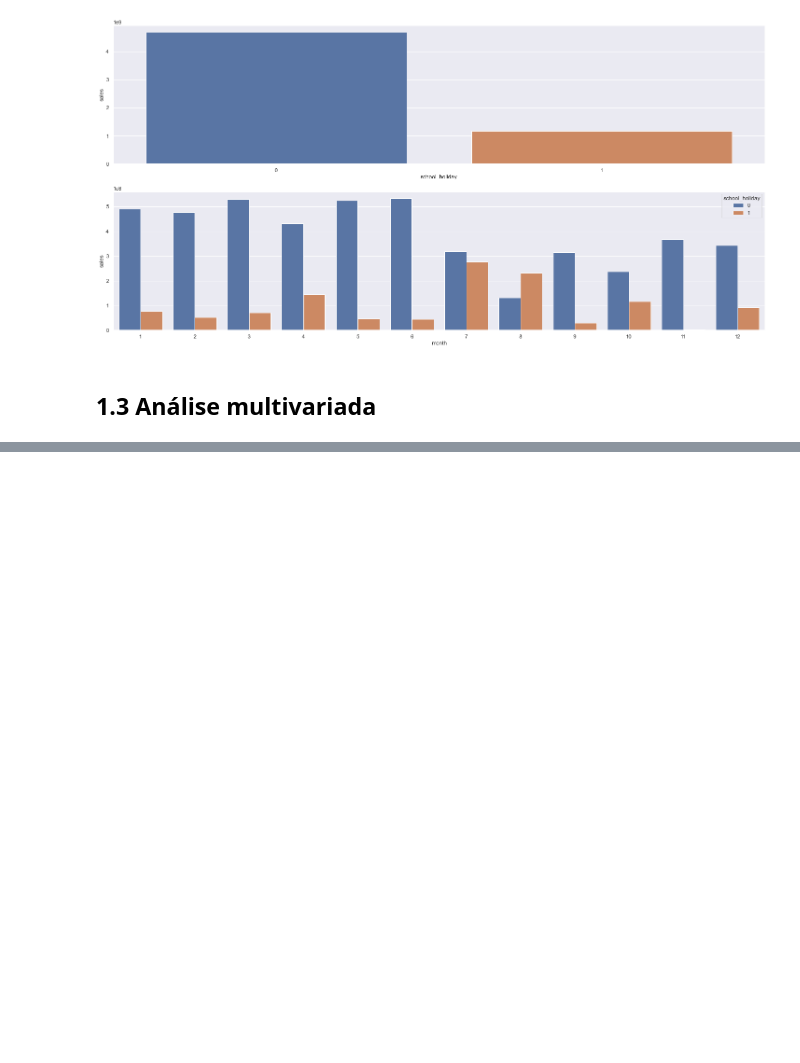
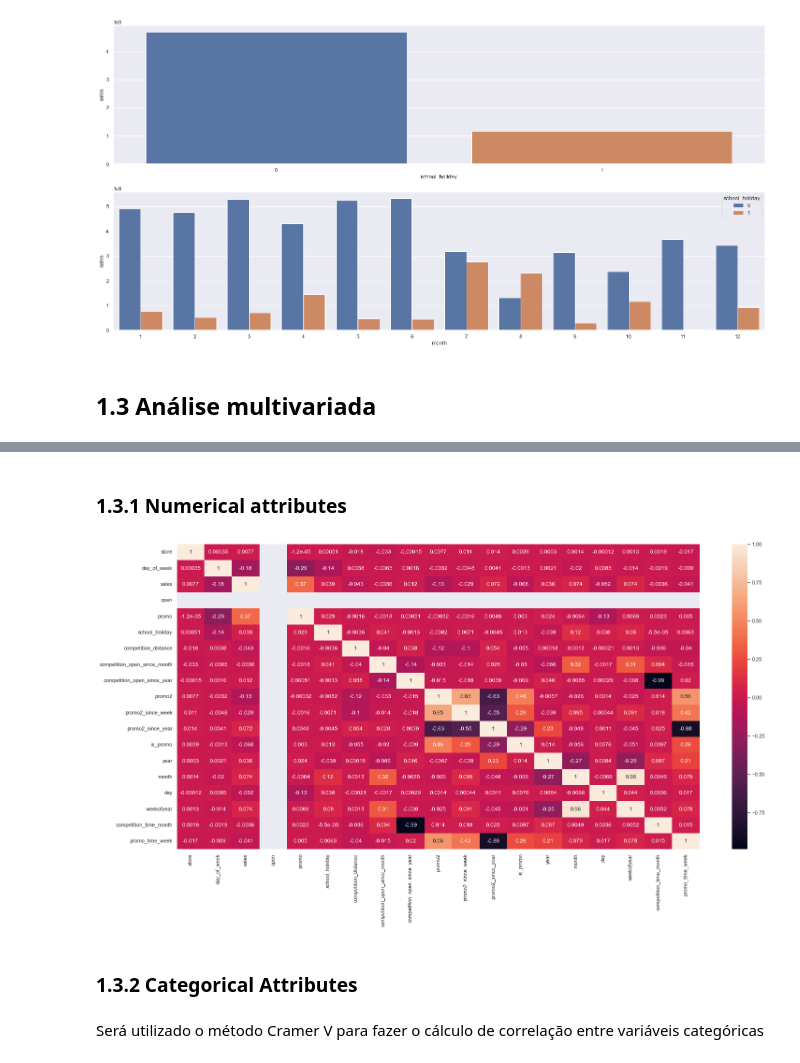
Before and after one commit to KaissonFerreira/Rossman_forecast_sales, a Jupyter notebook: Notebooks/3.0-EDA.ipynb, the cells around one changed output, grey strips where cells are left out. Drawn from its saved outputs; the diff is of its cells as text; code cells hidden in the pictures; blank space fills up the shorter version.

Commit message:
Analysis Categorical Data with cramer V

```diff
--- a/Notebooks/3.0-EDA.ipynb
+++ b/Notebooks/3.0-EDA.ipynb
@@ -515,0 +534,11 @@ sns.barplot(x='month', y='sales', data=aux2, hue='school_holiday')
+# %% [markdown]
+### 1.3.1 Numerical attributes
+# %%
+correlation = num_attributes.corr(method= 'pearson')
+sns.heatmap( correlation, annot = True);
+# %% [output]
+[figure, added]
+# %% [markdown]
+### 1.3.2 Categorical Attributes
+# %% [markdown]
+Será utilizado o método Cramer V para fazer o cálculo de correlação entre variáveis categóricas
```
Also changed, not shown: parts of 9 cells of this notebook.
